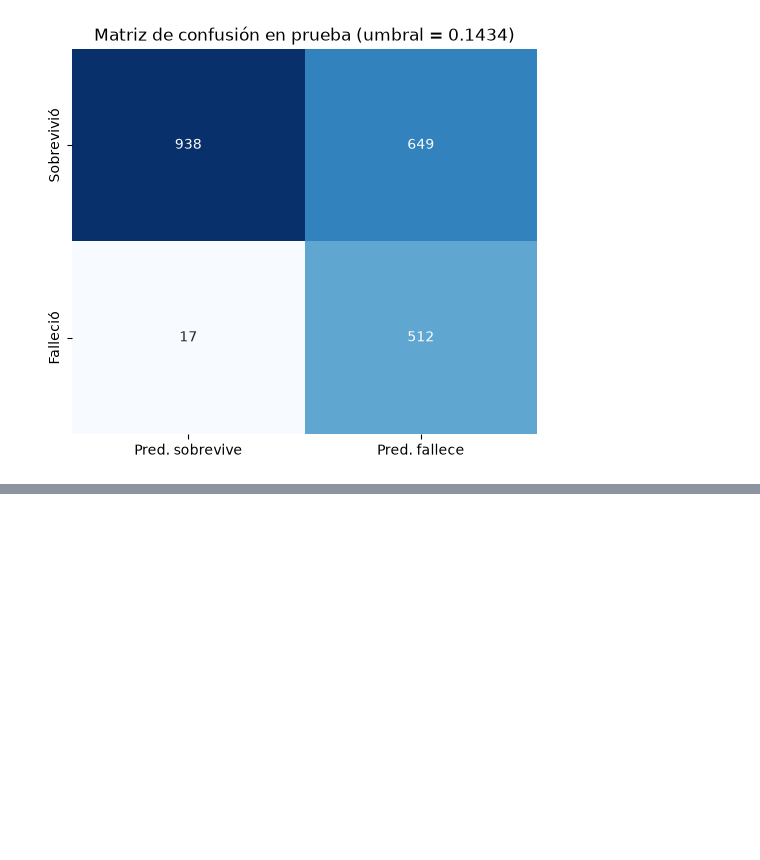
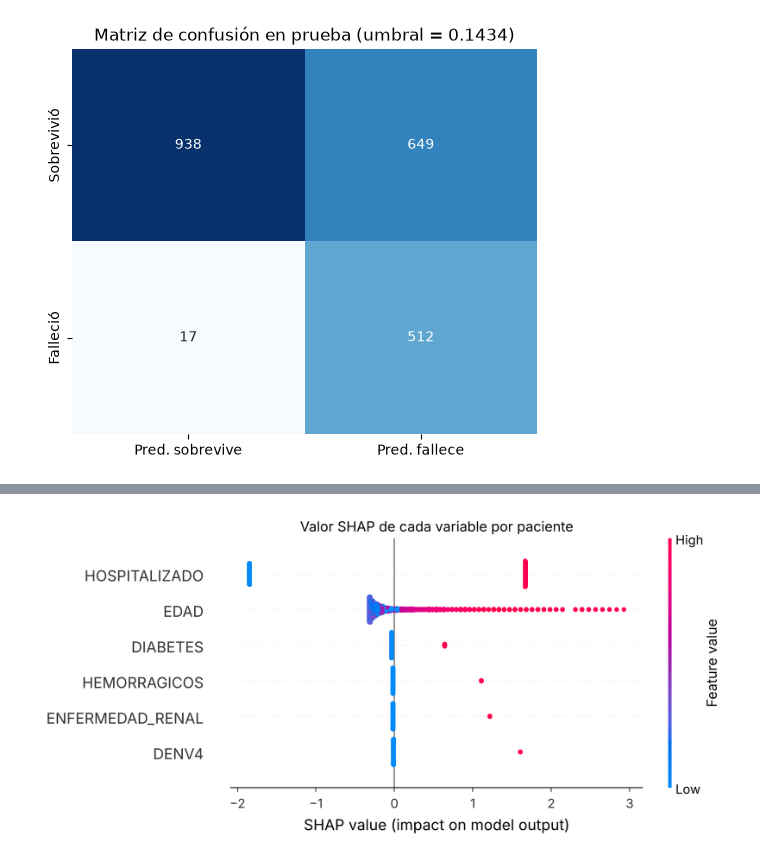
Before and after one commit to lbeltran-dev/Modelo-de-Regresion-Logistica-Para-Defuncion-Por-Dengue, a Jupyter notebook: 04_modelo.ipynb, the cells around one changed output, grey strips where cells are left out. Drawn from its saved outputs; the diff is of its cells as text; code cells hidden in the pictures; blank space fills up the shorter version.

```diff
--- a/04_modelo.ipynb
+++ b/04_modelo.ipynb
@@ -750,0 +724,6 @@ Sí, de forma **buena para discriminar** y **limitada para confirmar**:
+# %%
+shap.plots.beeswarm(explicacion, show=False)
+plt.title('Valor SHAP de cada variable por paciente')
+plt.show()
+# %% [output]
+[figure, added]
```
Also changed, not shown: parts of 26 cells of this notebook, 1 other file.
